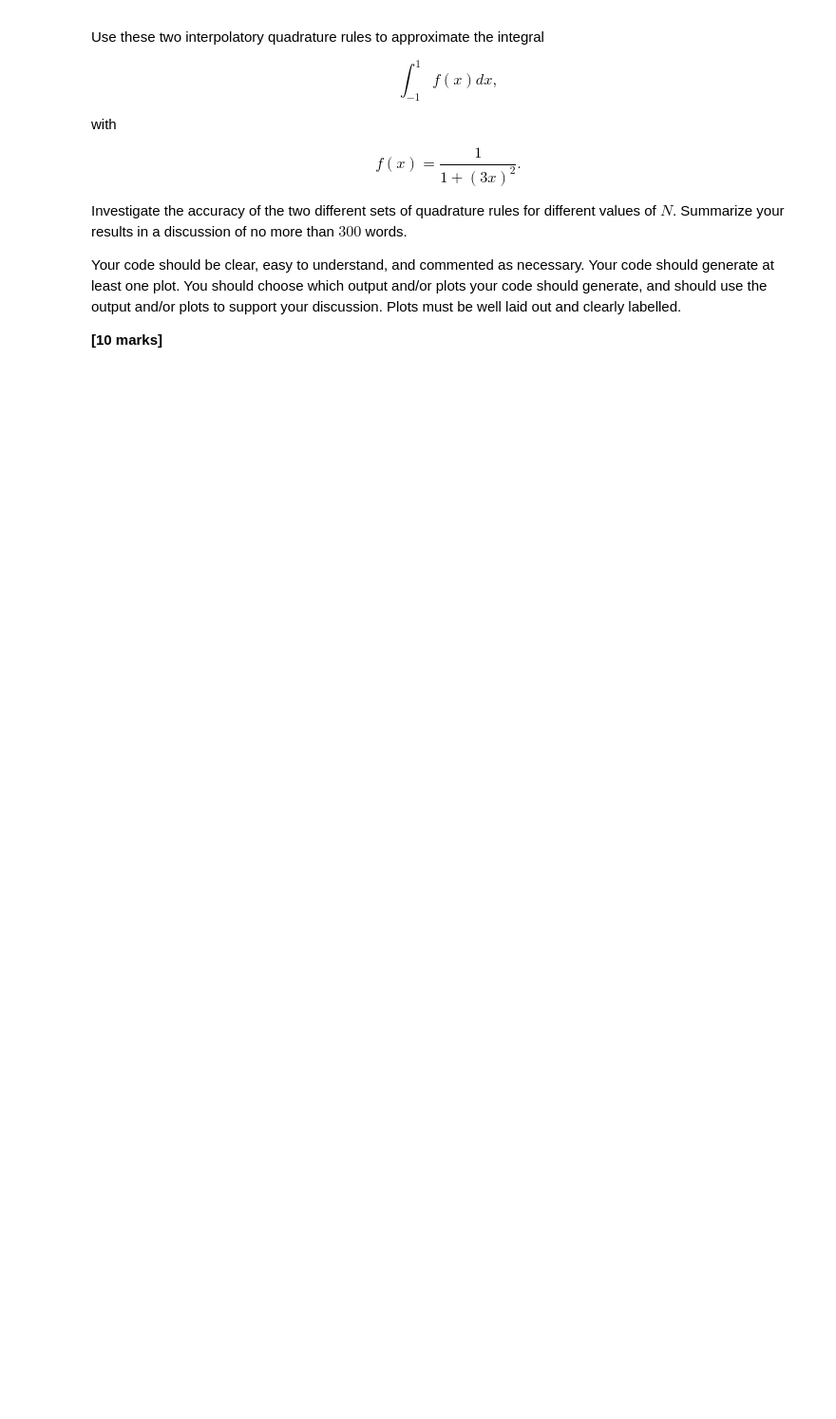
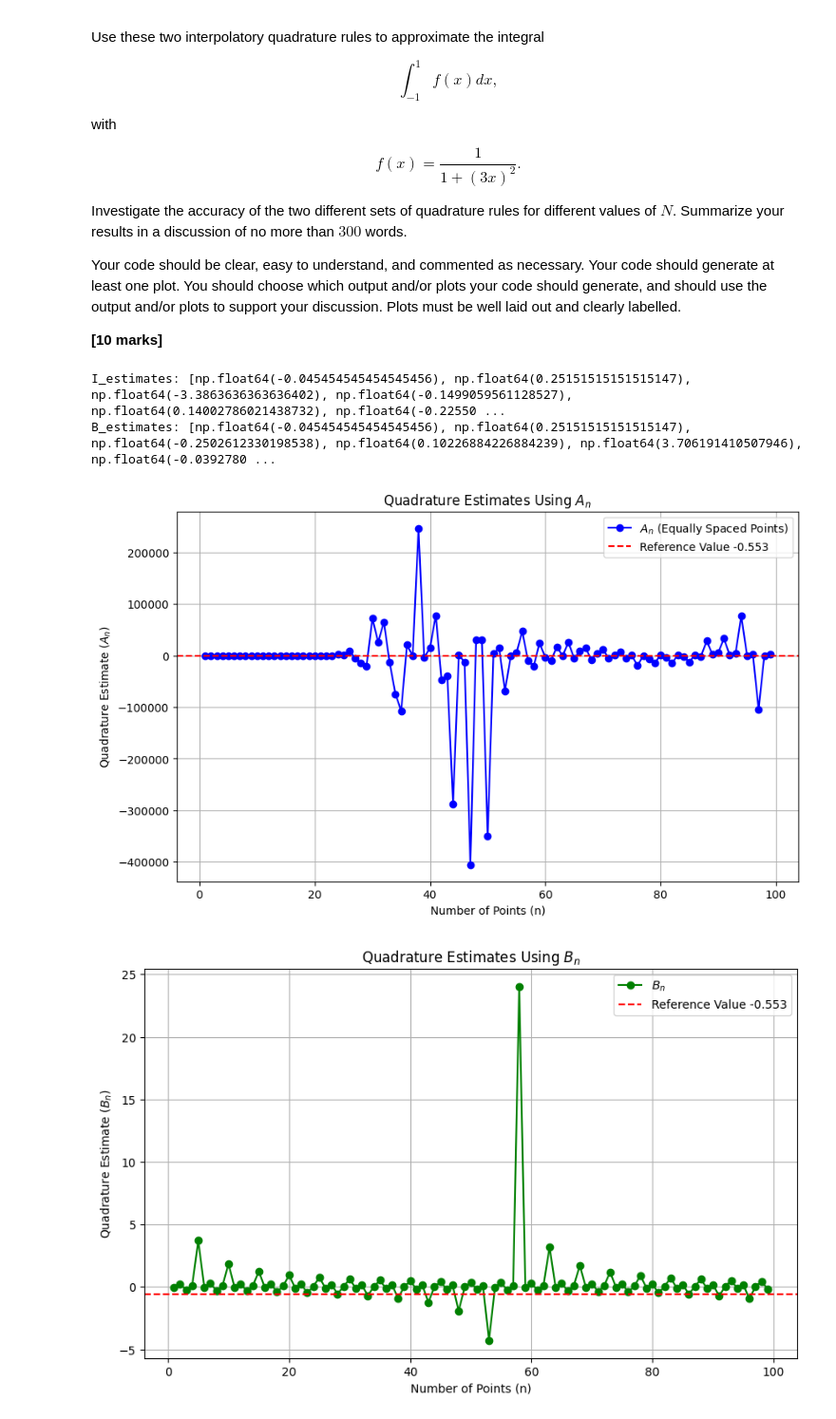
Before and after one commit to Finnmc3/A1, a Jupyter notebook: A1.ipynb, the cells around one changed output. Shown at 95% size. Cells and saved outputs as stored; diff of their text form; code cells hidden in the pictures; blank space fills up the shorter version.

```diff
--- a/A1.ipynb
+++ b/A1.ipynb
@@ -302,7 +476,69 @@ Your code should be clear, easy to understand, and commented as necessary. Your
 
 **[10 marks]**
 # %%
-# Add code here
+import numpy as np
+import matplotlib.pyplot as plt
+
+def f(x):
+
+    return 1 / (5 - (7 * x) ** 2)
+
+def compute_quadrature(points):
+
+    weights = intQuad(points)
+    return sum(f(x) * w for x, w in zip(points, weights))
+
+def A(N):
+
+    x_0 = [-1 + 2 * i / N for i in range(N + 1)]
+    return compute_quadrature(x_0)
+
+def B(N):
+
+    x_1 = [-np.cos(i * np.pi / N) for i in range(N + 1)]
+    return compute_quadrature(x_1)
+
+
+actualValue= -0.553
+
+
+n = list(range(1, 100))
+
+
+A_estimates = [A(n) for n in n]
+B_estimates = [B(n) for n in n]
+
+
+print(f"I_estimates: {A_estimates}")
+print(f"B_estimates: {B_estimates}")
+
+
+plt.figure(figsize=(10, 6))
+plt.plot(n, A_estimates, marker='o', linestyle='-', color='b', label='$A_n$ (Equally Spaced Points)')
+plt.axhline(y=actualValue, color='r', linestyle='--', label=f'Reference Value {actualValue}')
+plt.xlabel('Number of Points (n)')
+plt.ylabel('Quadrature Estimate ($A_n$)')
+plt.title('Quadrature Estimates Using $A_n$')
+plt.legend()
+plt.grid(True)
+plt.show()
+
+
+
+plt.figure(figsize=(10, 6))
+plt.plot(n, B_estimates, marker='o', linestyle='-', color='g', label='$B_n$')
+plt.axhline(y=actualValue, color='r', linestyle='--', label=f'Reference Value {actualValue}')
+plt.xlabel('Number of Points (n)')
+plt.ylabel('Quadrature Estimate ($B_n$)')
+plt.title('Quadrature Estimates Using $B_n$')
+plt.legend()
+plt.grid(True)
+plt.show()
+# %% [output]
+I_estimates: [np.float64(-0.045454545454545456), np.float64(0.25151515151515147), np.float64(-3.3863636363636402), np.float64(-0.1499059561128527), np.float64(0.14002786021438732), np.float64(-0.22550 ...
+B_estimates: [np.float64(-0.045454545454545456), np.float64(0.25151515151515147), np.float64(-0.2502612330198538), np.float64(0.10226884226884239), np.float64(3.706191410507946), np.float64(-0.0392780 ...
+[figure, added]
+[figure, added]
 # %% [markdown]
 ## Discussion
 
```
Also changed, not shown: parts of 7 cells of this notebook.
